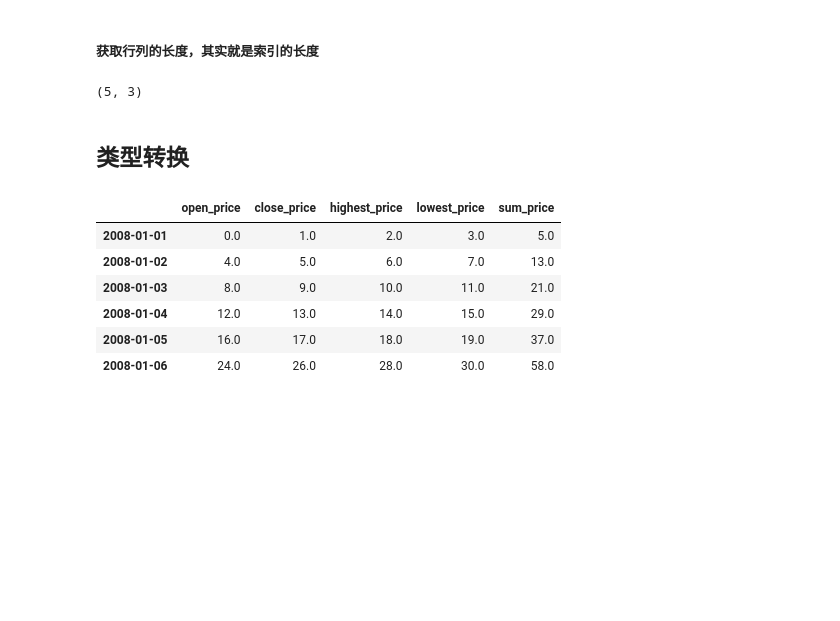
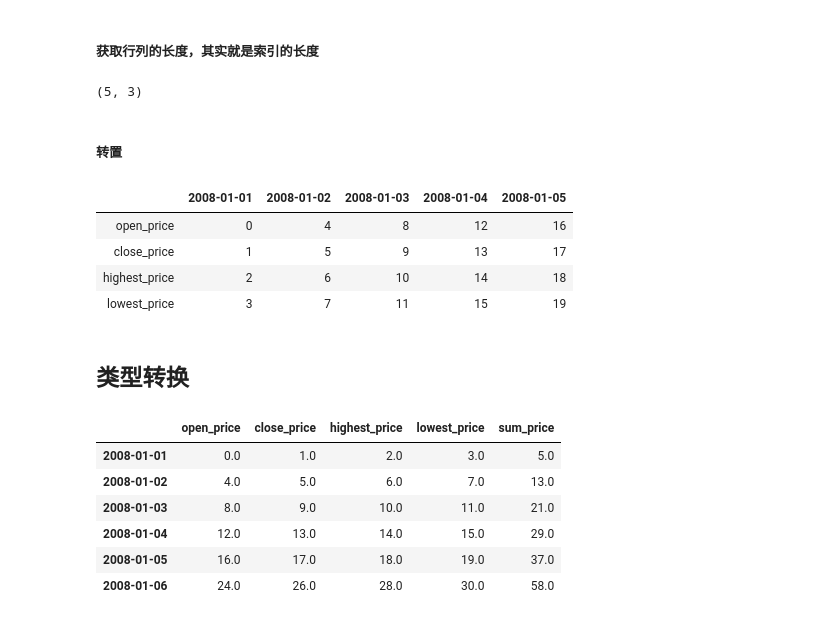
Before and after one commit to jamesvren/py-notebook, a Jupyter notebook: pandas_numpy.ipynb, the cells around one changed output. Saved outputs shown, nothing was run; the diff lists cells and outputs as text; code cells hidden in the pictures; blank space fills up the shorter version.

```diff
--- a/pandas_numpy.ipynb
+++ b/pandas_numpy.ipynb
@@ -498,6 +498,16 @@ df
 df.shape
 # %% [output]
 (5, 3)
+# %% [markdown]
+##### 转置
+# %%
+df.T
+# %% [output]
+|  | 2008-01-01 | 2008-01-02 | 2008-01-03 | 2008-01-04 | 2008-01-05 |
+| open_price | 0 | 4 | 8 | 12 | 16 |
+| close_price | 1 | 5 | 9 | 13 | 17 |
+| highest_price | 2 | 6 | 10 | 14 | 18 |
+| lowest_price | 3 | 7 | 11 | 15 | 19 |
 # %% [markdown]
 ## 类型转换
 # %%
```
Also changed, not shown: parts of 5 cells of this notebook, 1 other file.
